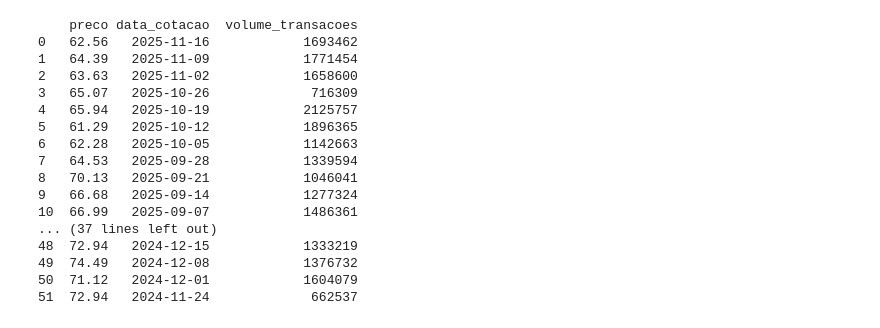
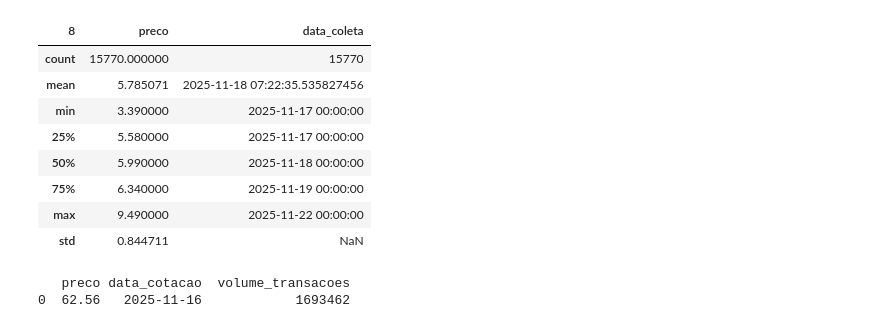
Before and after one commit to milnaraz/Big_data_petroleo, a Jupyter notebook: notebook.ipynb, the cells around one changed output. Cells and saved outputs as stored; diff of their text form; code cells hidden in the pictures.

```diff
--- a/notebook.ipynb
+++ b/notebook.ipynb
@@ -130,3 +173,15 @@ Erro ao carregar de 2024-12-22 a 2024-12-28:
+# %%
+df_combustiveis.describe()
+# %% [output]
+| 8 | preco | data_coleta |
+| count | 15770.000000 | 15770 |
+| mean | 5.785071 | 2025-11-18 07:22:35.535827456 |
+| min | 3.390000 | 2025-11-17 00:00:00 |
+| 25% | 5.580000 | 2025-11-17 00:00:00 |
+| 50% | 5.990000 | 2025-11-18 00:00:00 |
+| 75% | 6.340000 | 2025-11-19 00:00:00 |
+| max | 9.490000 | 2025-11-22 00:00:00 |
+| std | 0.844711 | NaN |
 # %%
 try:
     # montar url para baixar cotação petroleo
@@ -147,6 +202,7 @@ try:
     dados = response.json()
 
     df_petroleo = pd.DataFrame(dados['data'])
+    df = df_petroleo.copy()
 
     if not df_petroleo.empty:
         colunas_uteis = {
@@ -177,20 +233,5 @@ try:
 except requests.exceptions.RequestException as e:
     print(f"Erro na requisição: {e}")
 # %% [output]
-    preco data_cotacao  volume_transacoes
-0   62.56   2025-11-16            1693462
-1   64.39   2025-11-09            1771454
-2   63.63   2025-11-02            1658600
-3   65.07   2025-10-26             716309
-4   65.94   2025-10-19            2125757
-5   61.29   2025-10-12            1896365
-6   62.28   2025-10-05            1142663
-7   64.53   2025-09-28            1339594
-8   70.13   2025-09-21            1046041
-9   66.68   2025-09-14            1277324
-10  66.99   2025-09-07            1486361
-... (37 lines left out)
-48  72.94   2024-12-15            1333219
-49  74.49   2024-12-08            1376732
-50  71.12   2024-12-01            1604079
-51  72.94   2024-11-24             662537
+   preco data_cotacao  volume_transacoes
+0  62.56   2025-11-16            1693462
```
Also changed, not shown: parts of 23 cells of this notebook.
